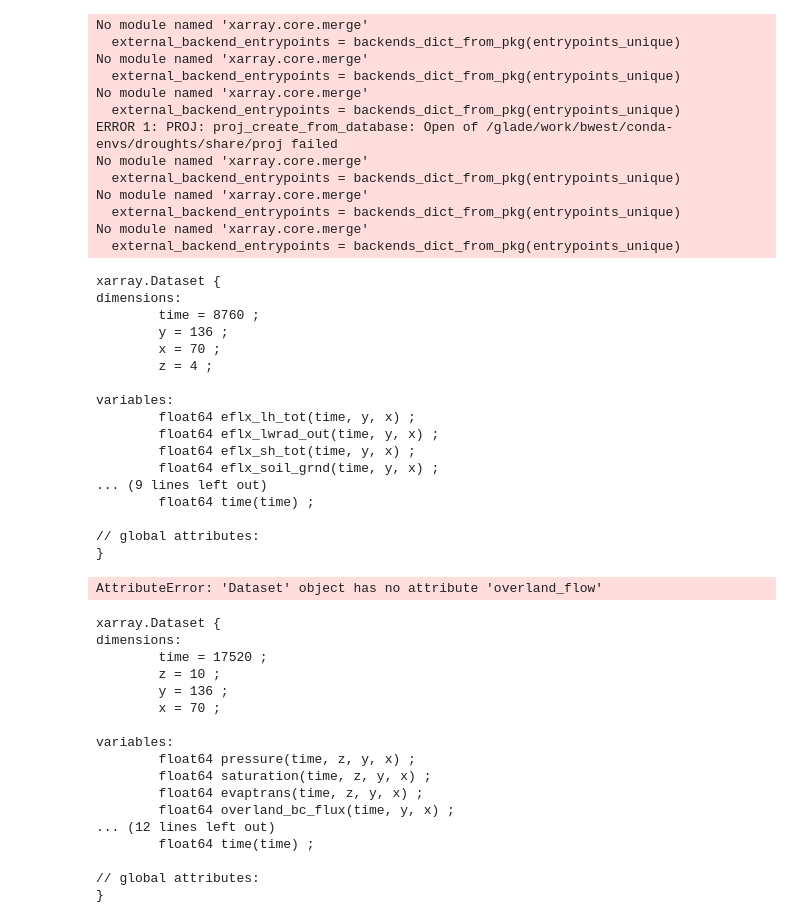
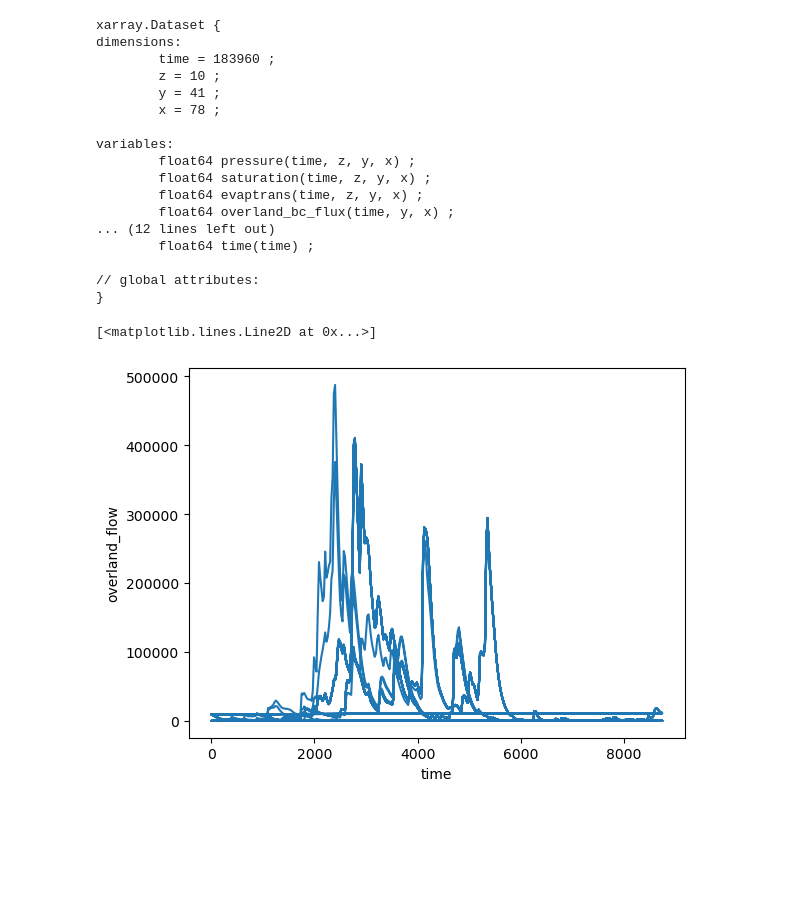
Before and after one commit to westb2/drought-ensemble, a Jupyter notebook: test.ipynb, the cells around one changed output. Saved outputs shown, nothing was run; the diff lists cells and outputs as text; code cells hidden in the pictures; blank space fills up the shorter version.

```diff
--- a/test.ipynb
+++ b/test.ipynb
@@ -12,0 +16,6 @@ import shutil
+# %%
+files = json.load(open("/glade/derecho/scratch/bwest/drought-ensemble/domains/wolf/processed_full_runs/ensemble_1/8_year_drought/file_locations.json"))
+data = xr.open_mfdataset(files, concat_dim="time", combine="nested")
+data.info()
+# run_input_data = xr.open_dataset("/glade/derecho/scratch/bwest/drought-ensemble/domains/potomac/raw_runs/31cdd09f9100c787544e94d87002b367950e5a18af33731896690f6343258437/run.out.00000.nc")
+# data = xr.open_dataset("/glade/derecho/scratch/bwest/drought-ensemble/domains/potomac/raw_runs/31cdd09f9100c787544e94d87002b367950e5a18af33731896690f6343258437/run.out.00001.nc")
@@ -13,68 +85,40 @@ import shutil
 # %%
-# data = xr.open_dataset("/glade/derecho/scratch/bwest/drought-ensemble/domains/potomac/testing/pro/fc2a5b1d5cf4b8279c7d6a98de84df89f0bc21961f7fd18bac11228fec55ac9c/run.out.00001.nc")
-data = xr.open_dataset("/glade/derecho/scratch/bwest/drought-ensemble/domains/potomac/raw_runs/afc28e86ba64e5f8e8a3454888ef9413866c319d794b3882f6129152e17cf46f/run.out.CLM.00001.nc")
-outlet_x = 66
-outlet_y = 135
+# # data = xr.open_dataset("/glade/derecho/scratch/bwest/drought-ensemble/domains/potomac/testing/pro/fc2a5b1d5cf4b8279c7d6a98de84df89f0bc21961f7fd18bac11228fec55ac9c/run.out.00001.nc")
+# # data = xr.open_dataset("/glade/derecho/scratch/bwest/drought-ensemble/ensemble_running/output.nc")
+# outlet_x = 66
+# outlet_y = 135
+outlet_x = 18
+outlet_y = 21
-# %% [output]
-No module named 'xarray.core.merge'
-  external_backend_entrypoints = backends_dict_from_pkg(entrypoints_unique)
-No module named 'xarray.core.merge'
-  external_backend_entrypoints = backends_dict_from_pkg(entrypoints_unique)
-No module named 'xarray.core.merge'
-  external_backend_entrypoints = backends_dict_from_pkg(entrypoints_unique)
-ERROR 1: PROJ: proj_create_from_database: Open of /glade/work/bwest/conda-envs/droughts/share/proj failed
-No module named 'xarray.core.merge'
-  external_backend_entrypoints = backends_dict_from_pkg(entrypoints_unique)
-No module named 'xarray.core.merge'
-  external_backend_entrypoints = backends_dict_from_pkg(entrypoints_unique)
-No module named 'xarray.core.merge'
-  external_backend_entrypoints = backends_dict_from_pkg(entrypoints_unique)
 # %%
 data.info()
 # %% [output]
 xarray.Dataset {
 dimensions:
-        time = 8760 ;
-        y = 136 ;
-        x = 70 ;
-        z = 4 ;
+        time = 183960 ;
+        z = 10 ;
+        y = 41 ;
+        x = 78 ;
 
 variables:
-        float64 eflx_lh_tot(time, y, x) ;
-        float64 eflx_lwrad_out(time, y, x) ;
-        float64 eflx_sh_tot(time, y, x) ;
-        float64 eflx_soil_grnd(time, y, x) ;
-... (9 lines left out)
+        float64 pressure(time, z, y, x) ;
+        float64 saturation(time, z, y, x) ;
+        float64 evaptrans(time, z, y, x) ;
+        float64 overland_bc_flux(time, y, x) ;
+... (12 lines left out)
         float64 time(time) ;
 
 // global attributes:
 }
 # %%
-# plot the overland_flow at the outlet for time > 24
-px.line(data.overland_flow.isel(time=slice(24, None)).isel(x=outlet_x, y=outlet_y))
+# # plot the overland_flow at the outlet for time > 24
+data.overland_flow.isel(time=slice(24, None, 24)).isel(x=outlet_x, y=outlet_y).plot.line()
+# px.imshow(data.overland_flow.isel(time=10))
 # %% [output]
-AttributeError: 'Dataset' object has no attribute 'overland_flow'
+[<matplotlib.lines.Line2D at 0x...>]
+[figure, added]
 # %%
-data.info()
-# mask = pf.read_pfb("/glade/derecho/scratch/bwest/drought-ensemble/domains/potomac/inputs/potomac_average/mask.pfb")
+# data.info()
+# # mask = pf.read_pfb("/glade/derecho/scratch/bwest/drought-ensemble/domains/potomac/inputs/potomac_average/mask.pfb")
 
-# px.imshow(mask[0,:,:])
+# # px.imshow(mask[0,:,:])
-# %% [output]
-xarray.Dataset {
-dimensions:
-        time = 17520 ;
-        z = 10 ;
-        y = 136 ;
-        x = 70 ;
-
-variables:
-        float64 pressure(time, z, y, x) ;
-        float64 saturation(time, z, y, x) ;
-        float64 evaptrans(time, z, y, x) ;
-        float64 overland_bc_flux(time, y, x) ;
-... (12 lines left out)
-        float64 time(time) ;
-
-// global attributes:
-}
 # %%
```
Also changed, not shown: parts of 10 cells of this notebook, 9 other files.
